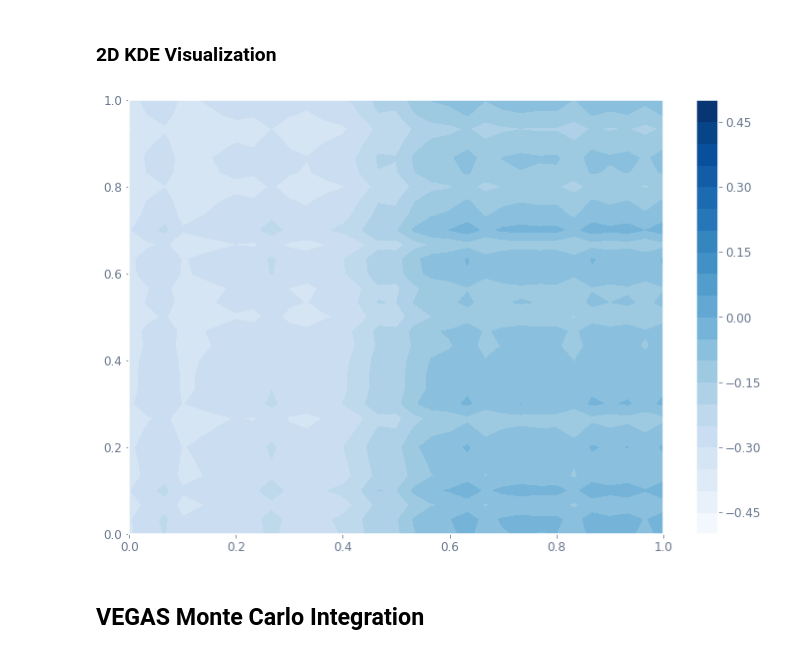
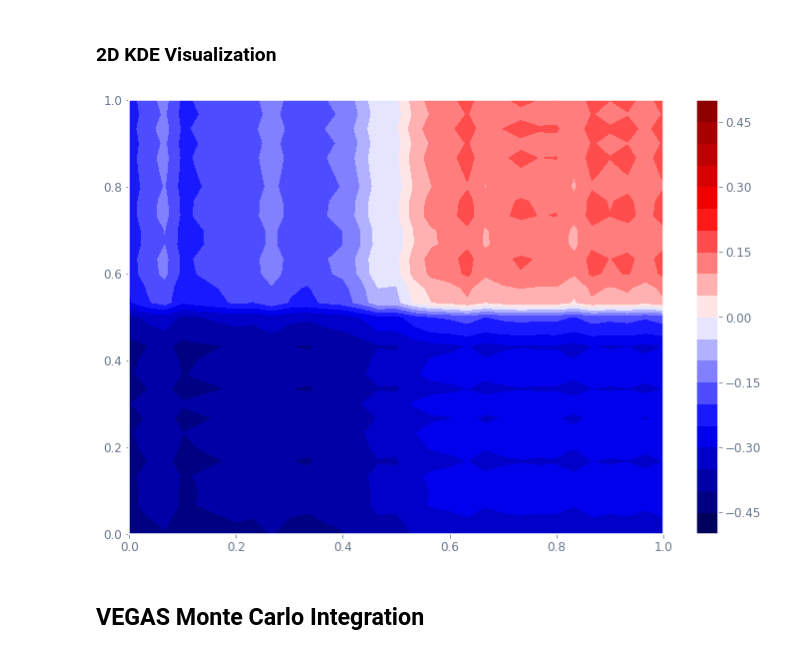
Before and after one commit to Ekrekr/ldr, a Jupyter notebook: introduction.ipynb, the cells around one changed output. Drawn from its saved outputs; the diff is of its cells as text; code cells hidden in the pictures.

```diff
--- a/introduction.ipynb
+++ b/introduction.ipynb
@@ -198,12 +205,12 @@ findfont: Font family ['sans-serif'] not found. Falling back to DejaVu Sans.
 ### 2D KDE Visualization
 # %%
 Xm, Ym = np.meshgrid(y_vals, y_vals)
-Zm = [[(i*j)-0.5 for i in s3_kde] for j in s1_kde]
-contours = plt.contourf(Xm, Ym, Zm, levels=np.linspace(-0.5, 0.5, 21))
+Zm = [[(i*j)-0.5 for i in s3_kde] for j in s2_kde]
+contours = plt.contourf(Xm, Ym, Zm, levels=np.linspace(-0.5, 0.5, 21), cmap="seismic")
 # plt.clabel(contours, inline=True)
 plt.colorbar();
 # %% [output]
-[figure, old version]
+[figure, new version]
 # %% [markdown]
 ## VEGAS Monte Carlo Integration
 # %% [markdown]
```
Also changed, not shown: parts of 28 cells of this notebook, 1 other file.
